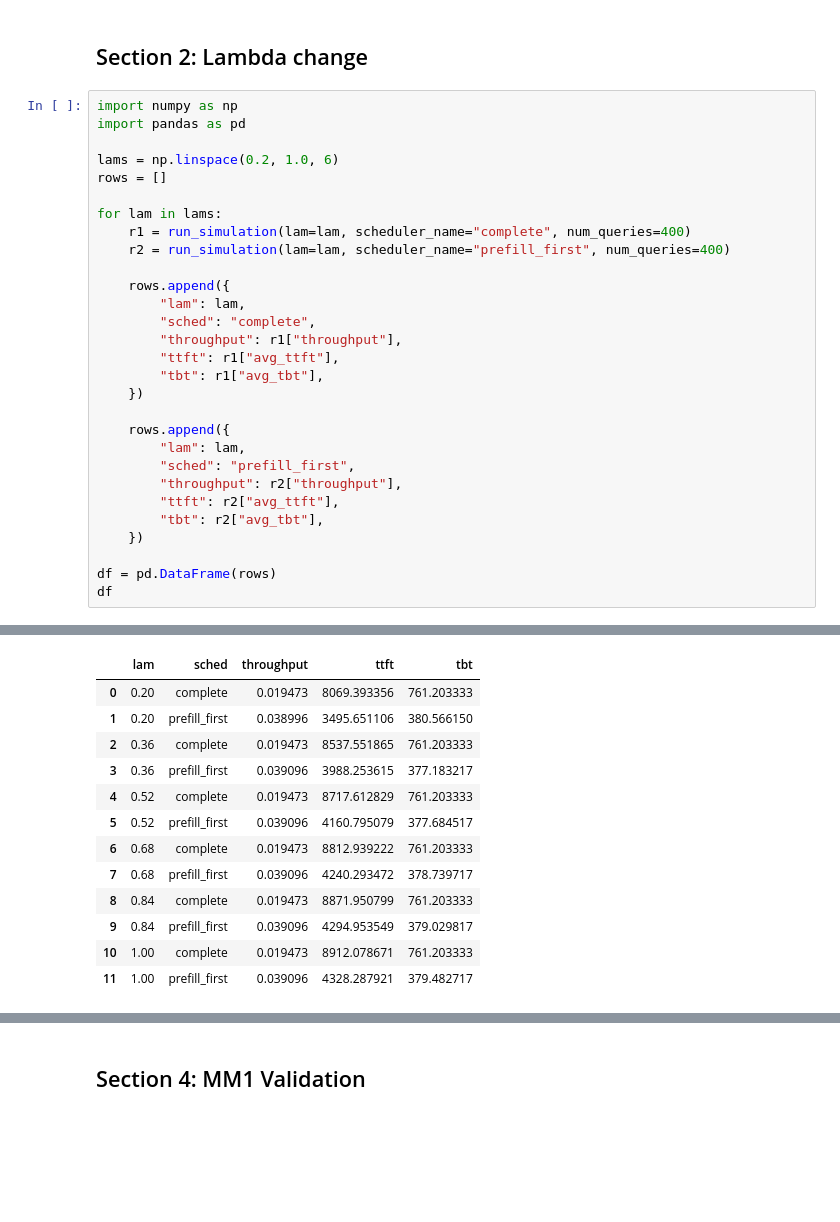
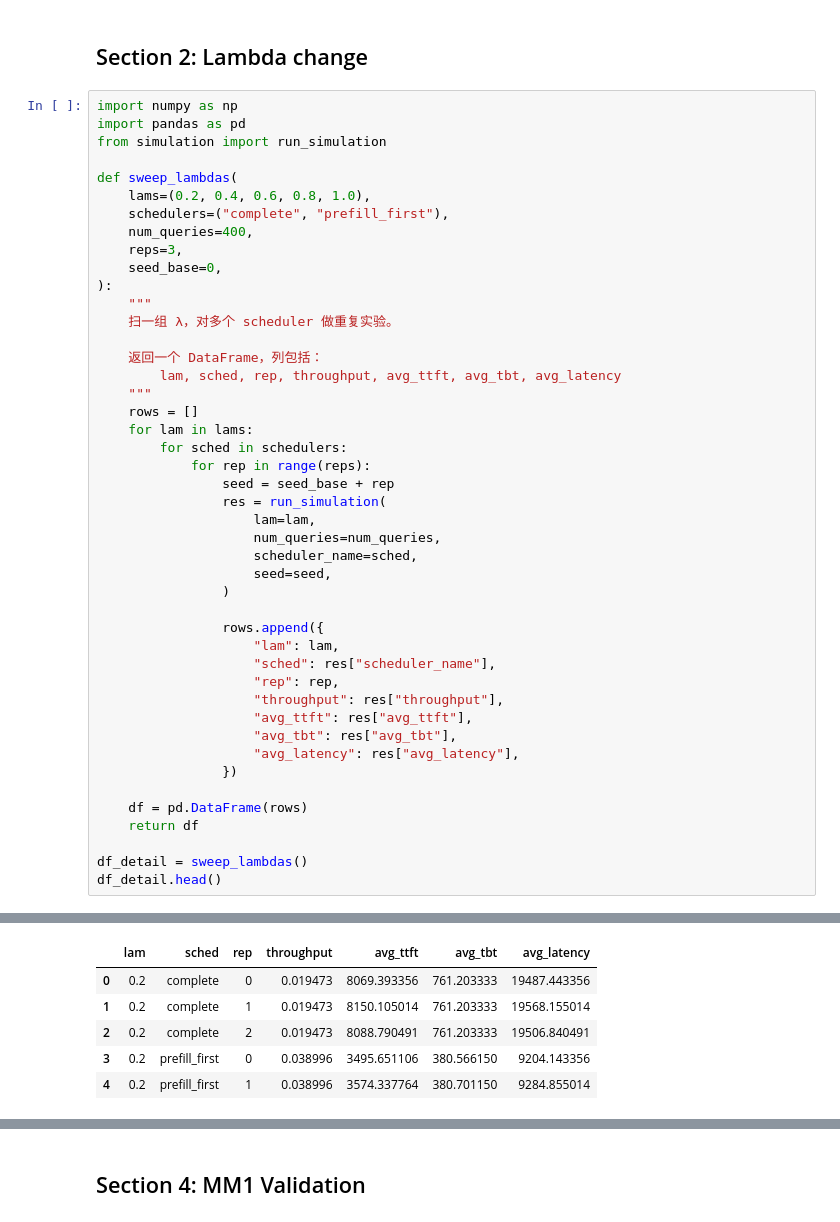
Before and after one commit to Althealam/ORIE-5580-Simulation-Modeling-Analysis, a Jupyter notebook: Final Project/Single GPU/demo.ipynb, the cells around one changed output, grey strips where cells are left out. Drawn from its saved outputs; the diff is of its cells as text; blank space fills up the shorter version.

```diff
--- a/Final Project/Single GPU/demo.ipynb
+++ b/Final Project/Single GPU/demo.ipynb
@@ -47,32 +155,48 @@ Average total latency  : 5131.5740837125
 # %%
 import numpy as np
 import pandas as pd
+from simulation import run_simulation
 
-lams = np.linspace(0.2, 1.0, 6)
-rows = []
+def sweep_lambdas(
+    lams=(0.2, 0.4, 0.6, 0.8, 1.0),
+    schedulers=("complete", "prefill_first"),
+    num_queries=400,
+    reps=3,
+    seed_base=0,
+):
+    """
+    扫一组 λ，对多个 scheduler 做重复实验。
 
-for lam in lams:
-    r1 = run_simulation(lam=lam, scheduler_name="complete", num_queries=400)
-    r2 = run_simulation(lam=lam, scheduler_name="prefill_first", num_queries=400)
+    返回一个 DataFrame，列包括：
+        lam, sched, rep, throughput, avg_ttft, avg_tbt, avg_latency
+    """
+    rows = []
+    for lam in lams:
+        for sched in schedulers:
+            for rep in range(reps):
+                seed = seed_base + rep
+                res = run_simulation(
+                    lam=lam,
+                    num_queries=num_queries,
+                    scheduler_name=sched,
+                    seed=seed,
+                )
 
-    rows.append({
-        "lam": lam,
-        "sched": "complete",
-        "throughput": r1["throughput"],
-        "ttft": r1["avg_ttft"],
-        "tbt": r1["avg_tbt"],
-    })
+                rows.append({
+                    "lam": lam,
+                    "sched": res["scheduler_name"],
+                    "rep": rep,
+                    "throughput": res["throughput"],
+                    "avg_ttft": res["avg_ttft"],
+                    "avg_tbt": res["avg_tbt"],
+                    "avg_latency": res["avg_latency"],
+                })
 
-    rows.append({
-        "lam": lam,
-        "sched": "prefill_first",
-        "throughput": r2["throughput"],
-        "ttft": r2["avg_ttft"],
-        "tbt": r2["avg_tbt"],
-    })
+    df = pd.DataFrame(rows)
+    return df
 
-df = pd.DataFrame(rows)
-df
+df_detail = sweep_lambdas()
+df_detail.head()
 # %% [output]
 [Single GPU][complete] finished 400 queries.
 Simulation time window : 9.303 → 20550.103
@@ -94,13 +218,6 @@ Average total latency  : 10020.528671270622
-|  | lam | sched | throughput | ttft | tbt |
-| 0 | 0.20 | complete | 0.019473 | 8069.393356 | 761.203333 |
-| 1 | 0.20 | prefill_first | 0.038996 | 3495.651106 | 380.566150 |
-| 2 | 0.36 | complete | 0.019473 | 8537.551865 | 761.203333 |
-| 3 | 0.36 | prefill_first | 0.039096 | 3988.253615 | 377.183217 |
-| 4 | 0.52 | complete | 0.019473 | 8717.612829 | 761.203333 |
-| 5 | 0.52 | prefill_first | 0.039096 | 4160.795079 | 377.684517 |
-| 6 | 0.68 | complete | 0.019473 | 8812.939222 | 761.203333 |
-| 7 | 0.68 | prefill_first | 0.039096 | 4240.293472 | 378.739717 |
-| 8 | 0.84 | complete | 0.019473 | 8871.950799 | 761.203333 |
-| 9 | 0.84 | prefill_first | 0.039096 | 4294.953549 | 379.029817 |
-| 10 | 1.00 | complete | 0.019473 | 8912.078671 | 761.203333 |
-| 11 | 1.00 | prefill_first | 0.039096 | 4328.287921 | 379.482717 |
+|  | lam | sched | rep | throughput | avg_ttft | avg_tbt | avg_latency |
+| 0 | 0.2 | complete | 0 | 0.019473 | 8069.393356 | 761.203333 | 19487.443356 |
+| 1 | 0.2 | complete | 1 | 0.019473 | 8150.105014 | 761.203333 | 19568.155014 |
+| 2 | 0.2 | complete | 2 | 0.019473 | 8088.790491 | 761.203333 | 19506.840491 |
+| 3 | 0.2 | prefill_first | 0 | 0.038996 | 3495.651106 | 380.566150 | 9204.143356 |
+| 4 | 0.2 | prefill_first | 1 | 0.038996 | 3574.337764 | 380.701150 | 9284.855014 |
```
Also changed, not shown: parts of 8 cells of this notebook, 4 other files.
